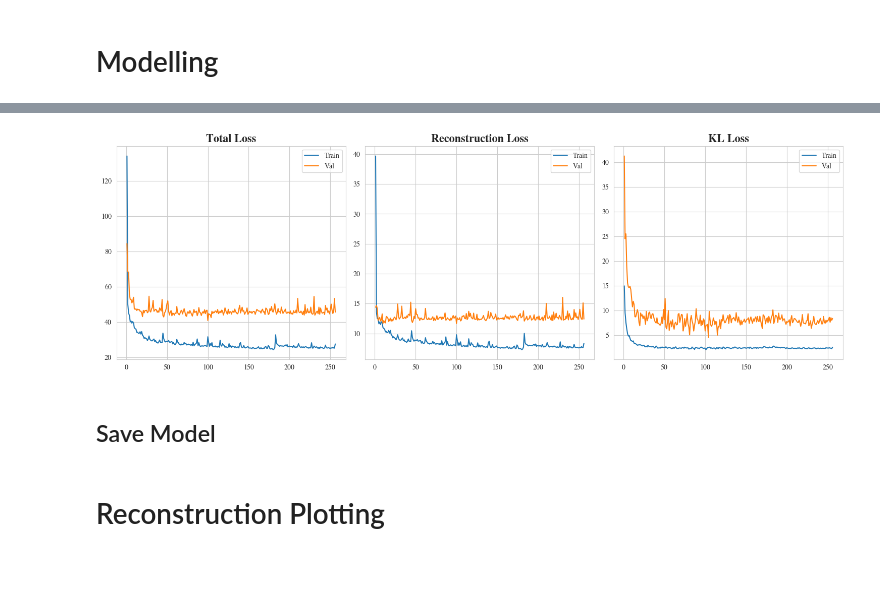
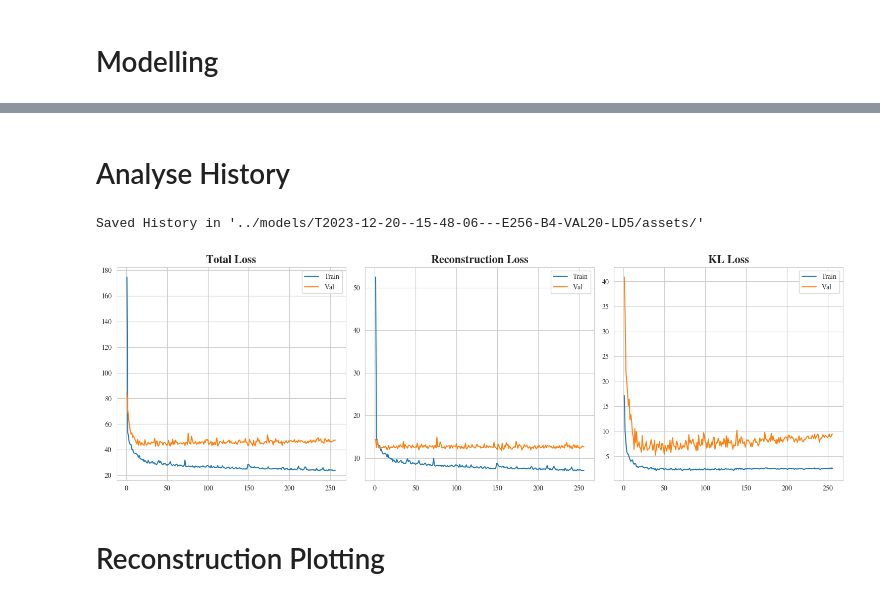
Before and after one commit to negralessio/biosignals-gen-ai, a Jupyter notebook: notebooks/vae.ipynb, the cells around one changed output, grey strips where cells are left out. Drawn from its saved outputs; the diff is of its cells as text; code cells hidden in the pictures; blank space fills up the shorter version.

Commit message:
Now supports model saving with history and comparison plot

```diff
--- a/notebooks/vae.ipynb
+++ b/notebooks/vae.ipynb
@@ -27,3 +28,15 @@ LATENT_DIM: int = 5
+# %%
+# HYPERPARAMS
+N_EPOCHS: int = 256
+N_BATCHES: int = 4
+VAL_SPLIT: float = 0.2
+
+# Size of the latent dimension
+LATENT_DIM: int = 5
+
+# Settings to save model and history / comparison plots
+SAVE_MODEL: bool = False     # If set to true, model will be saved under ../models/ dir
+MODEL_ID: str = utils.get_model_id(N_EPOCHS, N_BATCHES, VAL_SPLIT, LATENT_DIM)
 # %% [markdown]
 # Load Data
 # %%
@@ -95,6 +114,6 @@ Trainable params: 493846 (1.88 MB)
 Non-trainable params: 0 (0.00 Byte)
 _________________________________________________________________
 # %%
-history = vae.fit(tensor, epochs=256, batch_size=4, validation_split=0.2, shuffle=True)#, callbacks=[ReduceLROnPlateau(monitor="val_loss", patience=20), EarlyStopping(monitor="val_loss", patience=30)])
+history = vae.fit(tensor, epochs=N_EPOCHS, batch_size=N_BATCHES, validation_split=VAL_SPLIT, shuffle=True)#, callbacks=[ReduceLROnPlateau(monitor="val_loss", patience=20), EarlyStopping(monitor="val_loss", patience=30)])
 # %% [output]
 Epoch 1/256
@@ -116,0 +138,10 @@ Epoch 256/256
+# %%
+if SAVE_MODEL:
+    # Do a forward pass once to allow saving ...
+    x = vae.predict(np.expand_dims(tensor[0], axis=0))
+
+    print(f"Saving Model as '{MODEL_ID}' in models/ dir")
+    vae.save(f"../models/{MODEL_ID}")
+
+# Load Model
+#vae = tf.keras.models.load_model("../models/e32-b1_final_dir")
@@ -117,34 +156,40 @@ Epoch 256/256
+# %% [markdown]
+# Analyse History
 # %%
 def plot_history(history):
     loss_dict = history.history
 
     loss_train = loss_dict["loss"]
     loss_val = loss_dict["val_loss"]
 
     rec_loss = loss_dict["reconstruction_loss"]
     rec_loss_val = loss_dict["val_reconstruction_loss"]
 
     kl_loss = loss_dict["kl_loss"]
     kl_loss_val = loss_dict["val_kl_loss"]
 
     x = [i+1 for i in range(0, len(loss_train))]
 
     fig, axes = plt.subplots(nrows=1, ncols=3, figsize=(15,5))
     axes[0].set_title("Total Loss", size=16, fontweight="bold")
     sns.lineplot(x=x, y=loss_train, label="Train", ax=axes[0])
     sns.lineplot(x=x, y=loss_val, label="Val", ax=axes[0])
 
     axes[1].set_title("Reconstruction Loss", size=16, fontweight="bold")
     sns.lineplot(x=x, y=rec_loss, label="Train", ax=axes[1])
     sns.lineplot(x=x, y=rec_loss_val, label="Val", ax=axes[1])
 
     axes[2].set_title("KL Loss", size=16, fontweight="bold")
     sns.lineplot(x=x, y=kl_loss, label="Train", ax=axes[2])
     sns.lineplot(x=x, y=kl_loss_val, label="Val", ax=axes[2])
     fig.tight_layout()
 
+    if SAVE_MODEL:
+        print(f"Saved History in '../models/{MODEL_ID}/assets/'")
+        plt.savefig(f"../models/{MODEL_ID}/assets/history.png")
+
+
 plot_history(history)
 # %% [output]
+Saved History in '../models/T2023-12-20--15-48-06---E256-B4-VAL20-LD5/assets/'
-[figure, old version]
+[figure, new version]
-# %% [markdown]
-## Save Model
```
Also changed, not shown: parts of 23 cells of this notebook.
